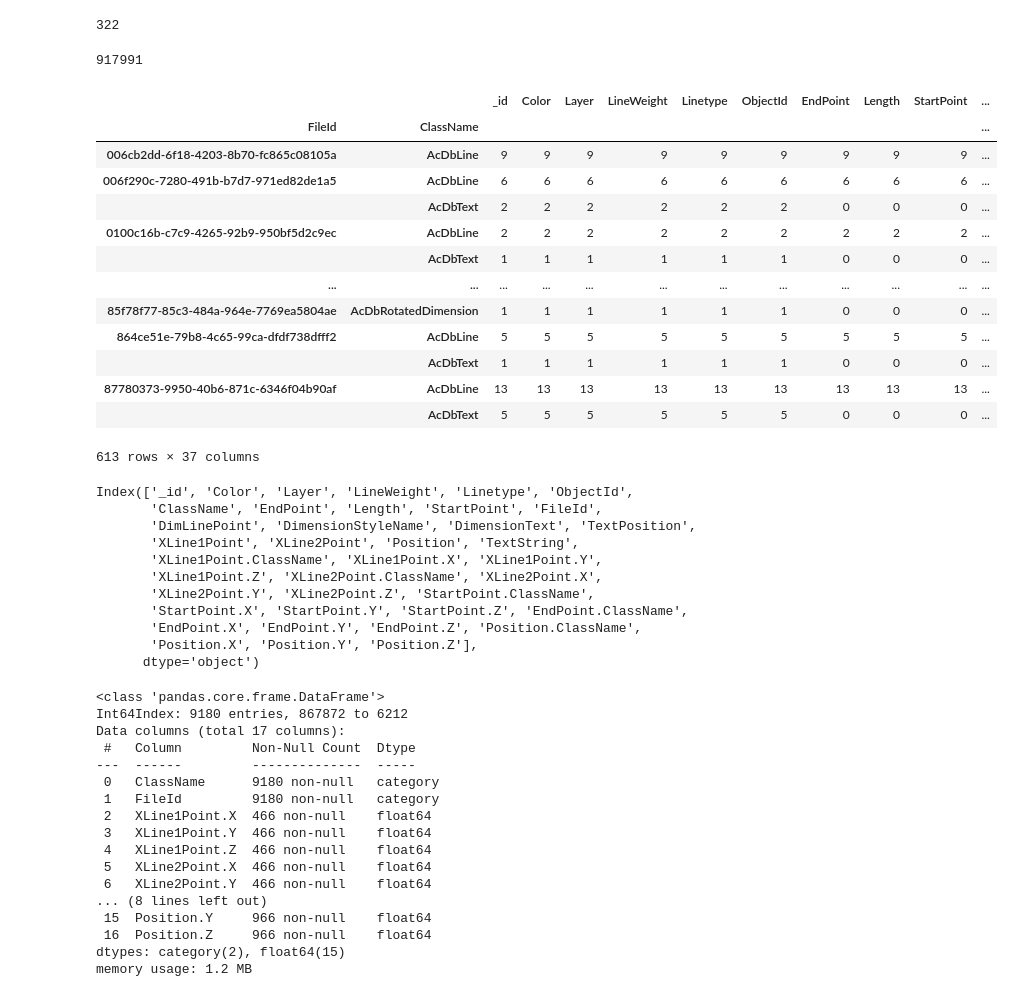
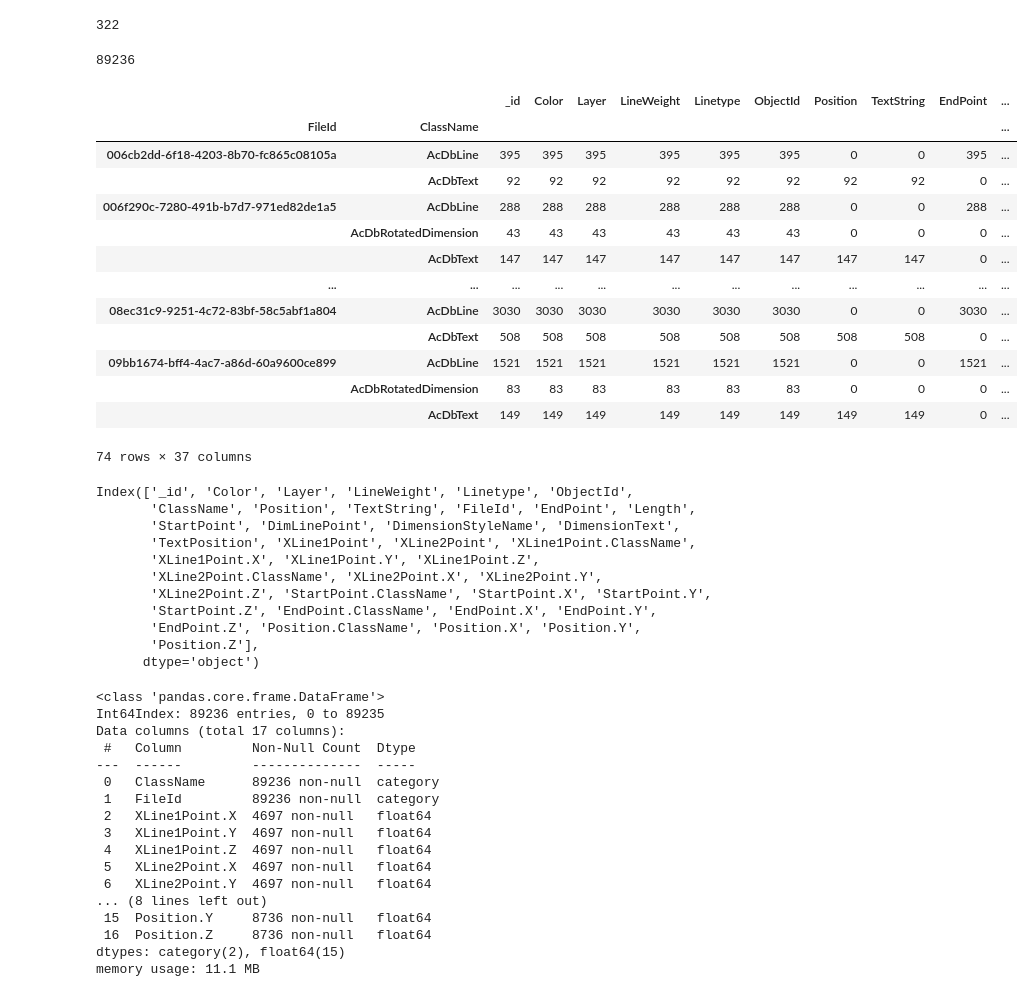
Before and after one commit to mihanick/dwg-crawl, a Jupyter notebook: JupyterNotebooks/4. DataFrame2pickle.ipynb, the cells around one changed output. Cells and saved outputs as stored; diff of their text form; code cells hidden in the pictures.

```diff
--- a/JupyterNotebooks/4. DataFrame2pickle.ipynb
+++ b/JupyterNotebooks/4. DataFrame2pickle.ipynb
@@ -12,11 +12,12 @@ import numpy as np
 import matplotlib.pyplot as plt
 %matplotlib inline
 # %%
-client = MongoClient('mongodb://192.168.0.104:27017/')
+client = MongoClient('mongodb://192.168.1.31:27017/')
 db = client.geometry
 # %%
 fileids  = db.files.find({'Valid':True}).distinct('FileId')
 print(len(fileids))
+fileids = fileids[:30]
 
 query = {
     'ClassName':
@@ -41,38 +42,39 @@ data = expand_columns(data, cols_to_expand)
 # %%
 len(data)
 # %% [output]
-917991
+89236
 # %%
-test_data = data.sample(frac = 0.01)
+#test_data = data.sample(frac = 0.01)
+test_data = data
 test_data.groupby(['FileId', 'ClassName']).count()
 # %% [output]
-|  |  | _id | Color | Layer | LineWeight | Linetype | ObjectId | EndPoint | Length | StartPoint | ... |
+|  |  | _id | Color | Layer | LineWeight | Linetype | ObjectId | Position | TextString | EndPoint | ... |
 | FileId | ClassName |  |  |  |  |  |  |  |  |  | ... |
-| 006cb2dd-6f18-4203-8b70-fc865c08105a | AcDbLine | 9 | 9 | 9 | 9 | 9 | 9 | 9 | 9 | 9 | ... |
-| 006f290c-7280-491b-b7d7-971ed82de1a5 | AcDbLine | 6 | 6 | 6 | 6 | 6 | 6 | 6 | 6 | 6 | ... |
-|  | AcDbText | 2 | 2 | 2 | 2 | 2 | 2 | 0 | 0 | 0 | ... |
-| 0100c16b-c7c9-4265-92b9-950bf5d2c9ec | AcDbLine | 2 | 2 | 2 | 2 | 2 | 2 | 2 | 2 | 2 | ... |
-|  | AcDbText | 1 | 1 | 1 | 1 | 1 | 1 | 0 | 0 | 0 | ... |
+| 006cb2dd-6f18-4203-8b70-fc865c08105a | AcDbLine | 395 | 395 | 395 | 395 | 395 | 395 | 0 | 0 | 395 | ... |
+|  | AcDbText | 92 | 92 | 92 | 92 | 92 | 92 | 92 | 92 | 0 | ... |
+| 006f290c-7280-491b-b7d7-971ed82de1a5 | AcDbLine | 288 | 288 | 288 | 288 | 288 | 288 | 0 | 0 | 288 | ... |
+|  | AcDbRotatedDimension | 43 | 43 | 43 | 43 | 43 | 43 | 0 | 0 | 0 | ... |
+|  | AcDbText | 147 | 147 | 147 | 147 | 147 | 147 | 147 | 147 | 0 | ... |
 | ... | ... | ... | ... | ... | ... | ... | ... | ... | ... | ... | ... |
-| 85f78f77-85c3-484a-964e-7769ea5804ae | AcDbRotatedDimension | 1 | 1 | 1 | 1 | 1 | 1 | 0 | 0 | 0 | ... |
-| 864ce51e-79b8-4c65-99ca-dfdf738dfff2 | AcDbLine | 5 | 5 | 5 | 5 | 5 | 5 | 5 | 5 | 5 | ... |
-|  | AcDbText | 1 | 1 | 1 | 1 | 1 | 1 | 0 | 0 | 0 | ... |
-| 87780373-9950-40b6-871c-6346f04b90af | AcDbLine | 13 | 13 | 13 | 13 | 13 | 13 | 13 | 13 | 13 | ... |
-|  | AcDbText | 5 | 5 | 5 | 5 | 5 | 5 | 0 | 0 | 0 | ... |
+| 08ec31c9-9251-4c72-83bf-58c5abf1a804 | AcDbLine | 3030 | 3030 | 3030 | 3030 | 3030 | 3030 | 0 | 0 | 3030 | ... |
+|  | AcDbText | 508 | 508 | 508 | 508 | 508 | 508 | 508 | 508 | 0 | ... |
+| 09bb1674-bff4-4ac7-a86d-60a9600ce899 | AcDbLine | 1521 | 1521 | 1521 | 1521 | 1521 | 1521 | 0 | 0 | 1521 | ... |
+|  | AcDbRotatedDimension | 83 | 83 | 83 | 83 | 83 | 83 | 0 | 0 | 0 | ... |
+|  | AcDbText | 149 | 149 | 149 | 149 | 149 | 149 | 149 | 149 | 0 | ... |
-613 rows × 37 columns
+74 rows × 37 columns
 # %%
 test_data.columns
 # %% [output]
 Index(['_id', 'Color', 'Layer', 'LineWeight', 'Linetype', 'ObjectId',
-       'ClassName', 'EndPoint', 'Length', 'StartPoint', 'FileId',
-       'DimLinePoint', 'DimensionStyleName', 'DimensionText', 'TextPosition',
-       'XLine1Point', 'XLine2Point', 'Position', 'TextString',
-       'XLine1Point.ClassName', 'XLine1Point.X', 'XLine1Point.Y',
-       'XLine1Point.Z', 'XLine2Point.ClassName', 'XLine2Point.X',
-       'XLine2Point.Y', 'XLine2Point.Z', 'StartPoint.ClassName',
-       'StartPoint.X', 'StartPoint.Y', 'StartPoint.Z', 'EndPoint.ClassName',
-       'EndPoint.X', 'EndPoint.Y', 'EndPoint.Z', 'Position.ClassName',
-       'Position.X', 'Position.Y', 'Position.Z'],
+       'ClassName', 'Position', 'TextString', 'FileId', 'EndPoint', 'Length',
+       'StartPoint', 'DimLinePoint', 'DimensionStyleName', 'DimensionText',
+       'TextPosition', 'XLine1Point', 'XLine2Point', 'XLine1Point.ClassName',
+       'XLine1Point.X', 'XLine1Point.Y', 'XLine1Point.Z',
+       'XLine2Point.ClassName', 'XLine2Point.X', 'XLine2Point.Y',
+       'XLine2Point.Z', 'StartPoint.ClassName', 'StartPoint.X', 'StartPoint.Y',
+       'StartPoint.Z', 'EndPoint.ClassName', 'EndPoint.X', 'EndPoint.Y',
+       'EndPoint.Z', 'Position.ClassName', 'Position.X', 'Position.Y',
+       'Position.Z'],
       dtype='object')
 # %%
 test_columns = [
@@ -90,22 +92,22 @@ test_data['FileId'] = test_data['FileId'].astype('category')
 test_data[test_columns].info()
 # %% [output]
 <class 'pandas.core.frame.DataFrame'>
-Int64Index: 9180 entries, 867872 to 6212
+Int64Index: 89236 entries, 0 to 89235
 Data columns (total 17 columns):
  #   Column         Non-Null Count  Dtype
 ---  ------         --------------  -----
- 0   ClassName      9180 non-null   category
- 1   FileId         9180 non-null   category
- 2   XLine1Point.X  466 non-null    float64
- 3   XLine1Point.Y  466 non-null    float64
- 4   XLine1Point.Z  466 non-null    float64
- 5   XLine2Point.X  466 non-null    float64
- 6   XLine2Point.Y  466 non-null    float64
+ 0   ClassName      89236 non-null  category
+ 1   FileId         89236 non-null  category
+ 2   XLine1Point.X  4697 non-null   float64
+ 3   XLine1Point.Y  4697 non-null   float64
+ 4   XLine1Point.Z  4697 non-null   float64
+ 5   XLine2Point.X  4697 non-null   float64
+ 6   XLine2Point.Y  4697 non-null   float64
 ... (8 lines left out)
- 15  Position.Y     966 non-null    float64
- 16  Position.Z     966 non-null    float64
+ 15  Position.Y     8736 non-null   float64
+ 16  Position.Z     8736 non-null   float64
 dtypes: category(2), float64(15)
-memory usage: 1.2 MB
+memory usage: 11.1 MB
 # %%
 sv = test_data[test_columns]
 sv.to_pickle('test_dataset.pickle')
```
Also changed, not shown: 1 other file.
